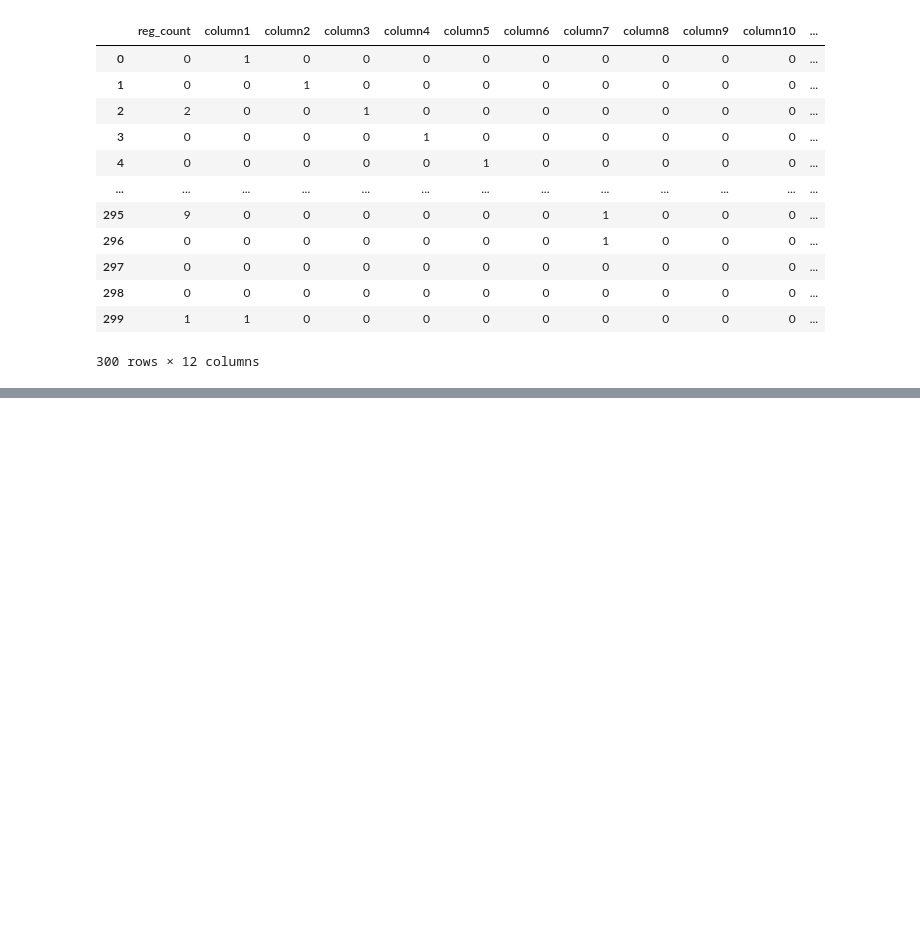
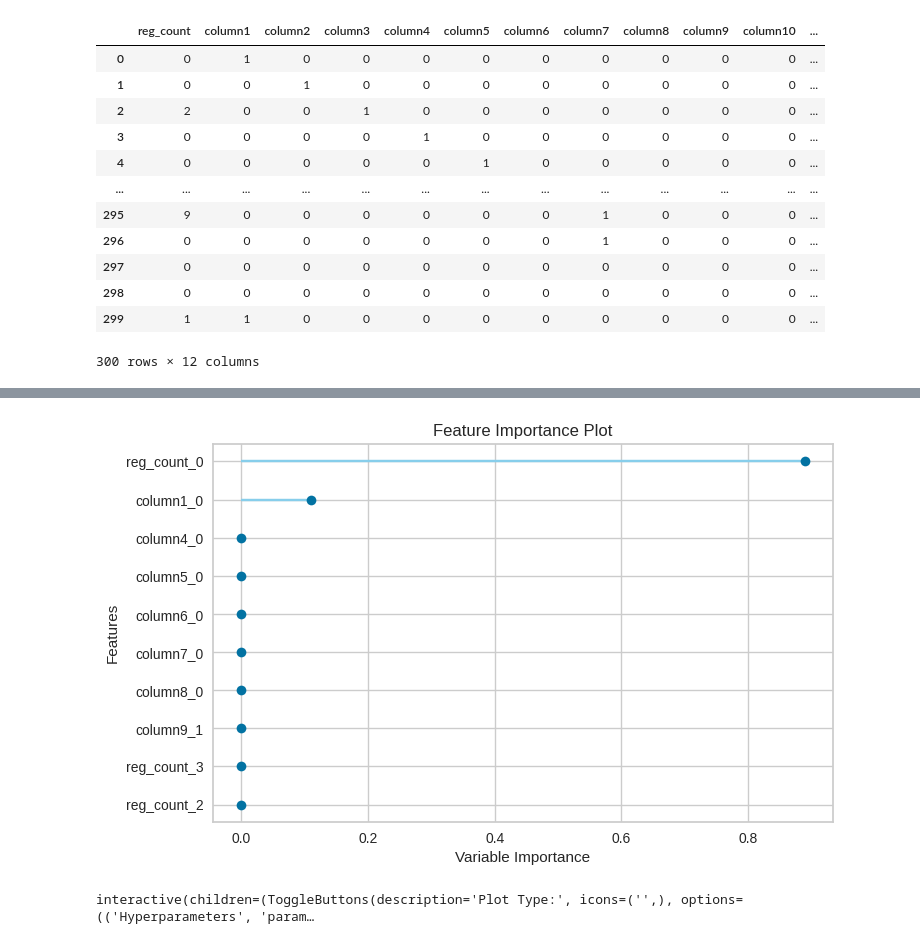
Before and after one commit to kbj804/xedm_pid_server, a Jupyter notebook: api-mlserver/sources/data/train/pycaret.ipynb, the cells around one changed output, grey strips where cells are left out. Saved outputs shown, nothing was run; the diff lists cells and outputs as text; code cells hidden in the pictures; blank space fills up the shorter version.

```diff
--- a/api-mlserver/sources/data/train/pycaret.ipynb
+++ b/api-mlserver/sources/data/train/pycaret.ipynb
@@ -76,10 +130,14 @@ plot_model(estimator = tuned_adaboost, plot = 'confusion_matrix')
 # %%
 # Feature Importance 확인
 # 당연히 reg_count가 높을 수 밖에 없음
-plot_model(estimator = tuned_adaboost, plot = 'feature')
+plot_model(estimator = tuned_gboost, plot = 'feature')
+# %% [output]
+[figure, added]
 # %%
 # 모델 평가
-evaluate_model(tuned_adaboost)
+evaluate_model(tuned_gboost)
+# %% [output]
+interactive(children=(ToggleButtons(description='Plot Type:', icons=('',), options=(('Hyperparameters', 'param…
 # %%
 # 모델을 사용하여 예측
 test = pd.read_csv('test.csv')
```
Also changed, not shown: parts of 7 cells of this notebook.
